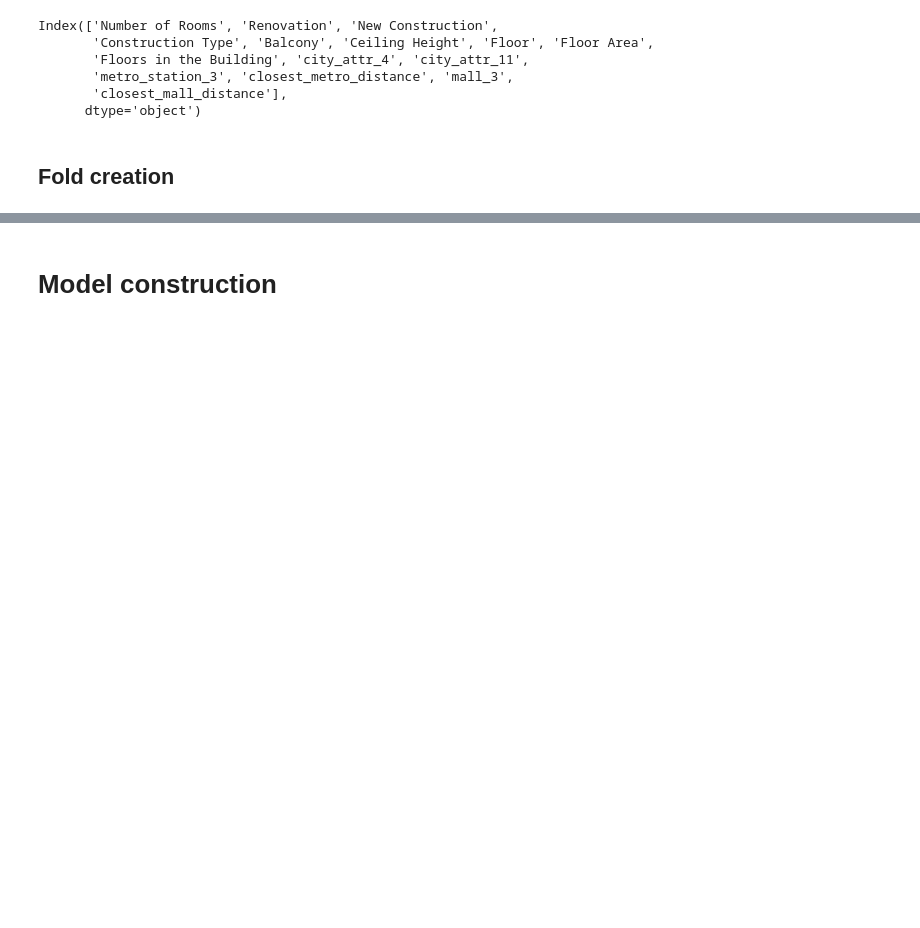
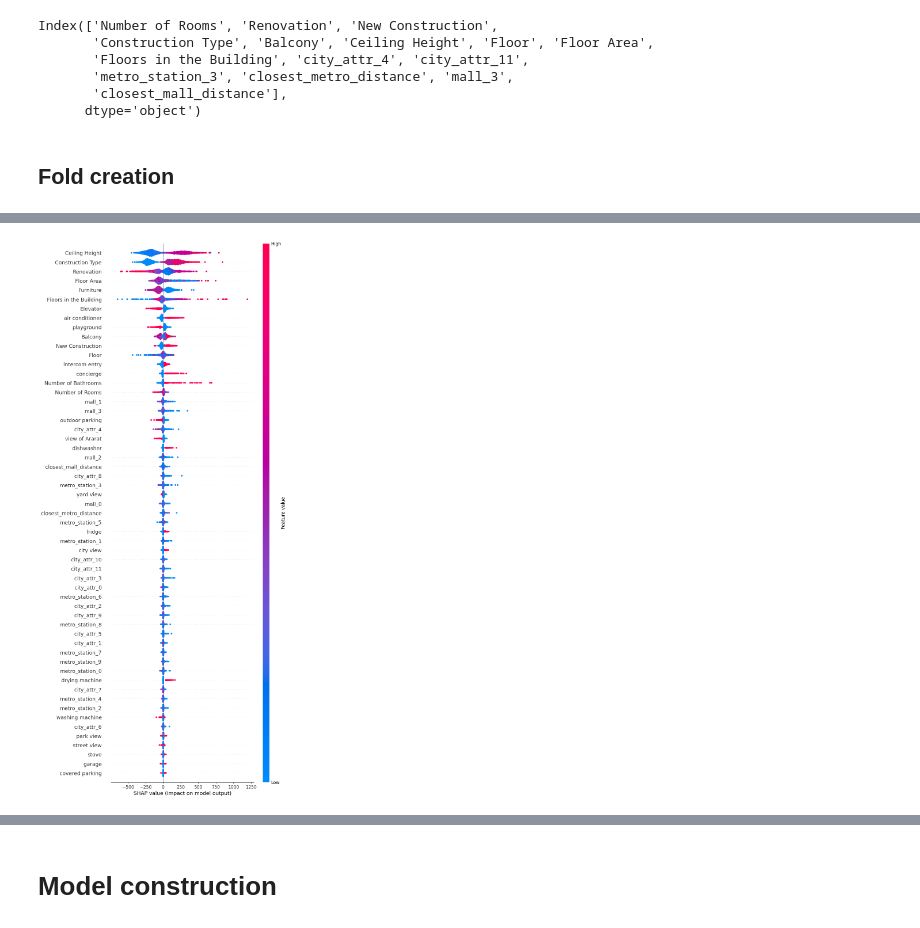
Before and after one commit to VaheC/ArmenianHousePrices, a Jupyter notebook: notebooks/model_training.ipynb, the cells around one changed output, grey strips where cells are left out. Cells and saved outputs as stored; diff of their text form; code cells hidden in the pictures; blank space fills up the shorter version.

```diff
--- a/notebooks/model_training.ipynb
+++ b/notebooks/model_training.ipynb
@@ -523,0 +740,4 @@ lgbm_rfecv_feats
+# %%
+shap.plots.beeswarm(shap_values, max_display=58)
+# %% [output]
+[figure, added]
```
Also changed, not shown: parts of 27 cells of this notebook.
